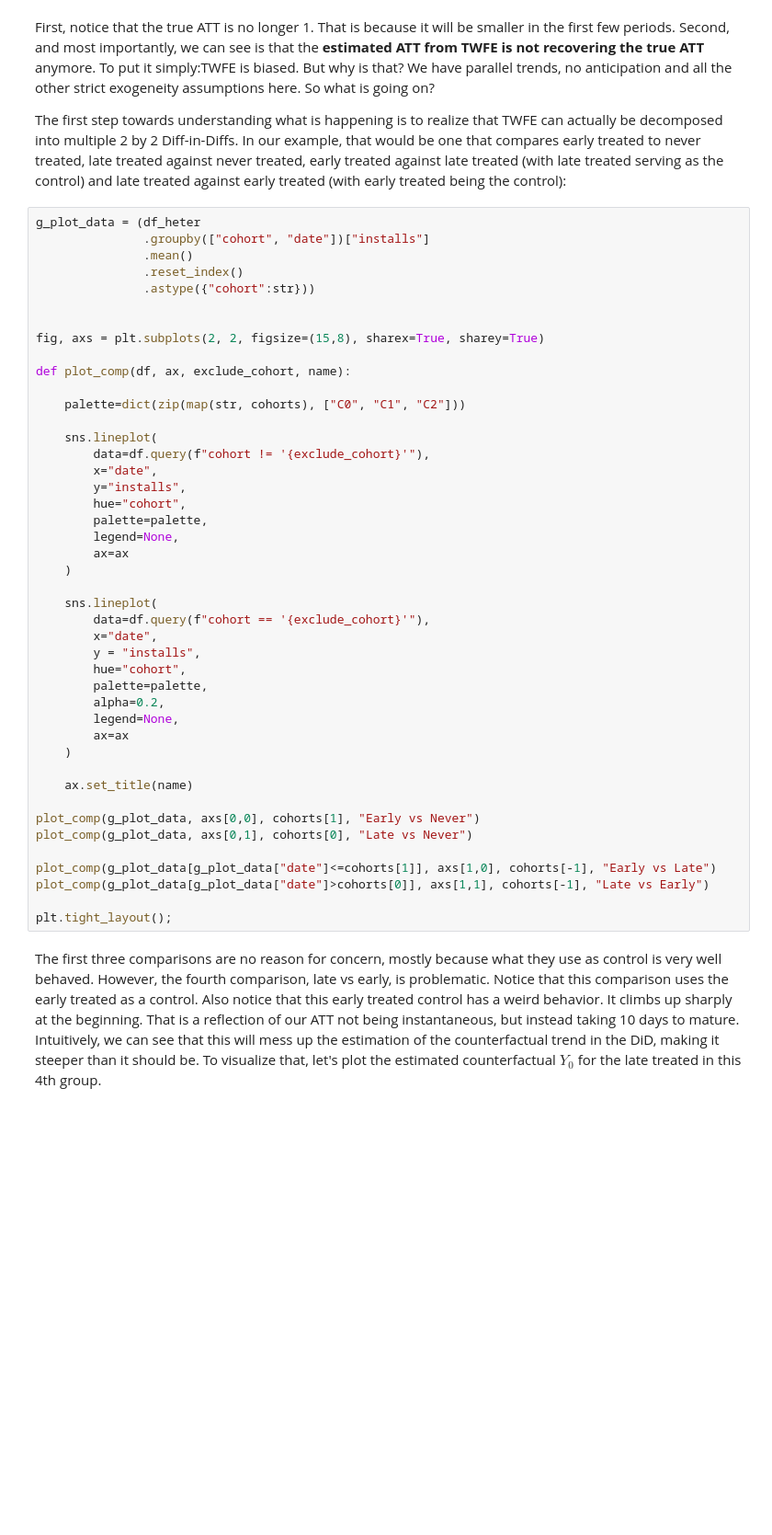
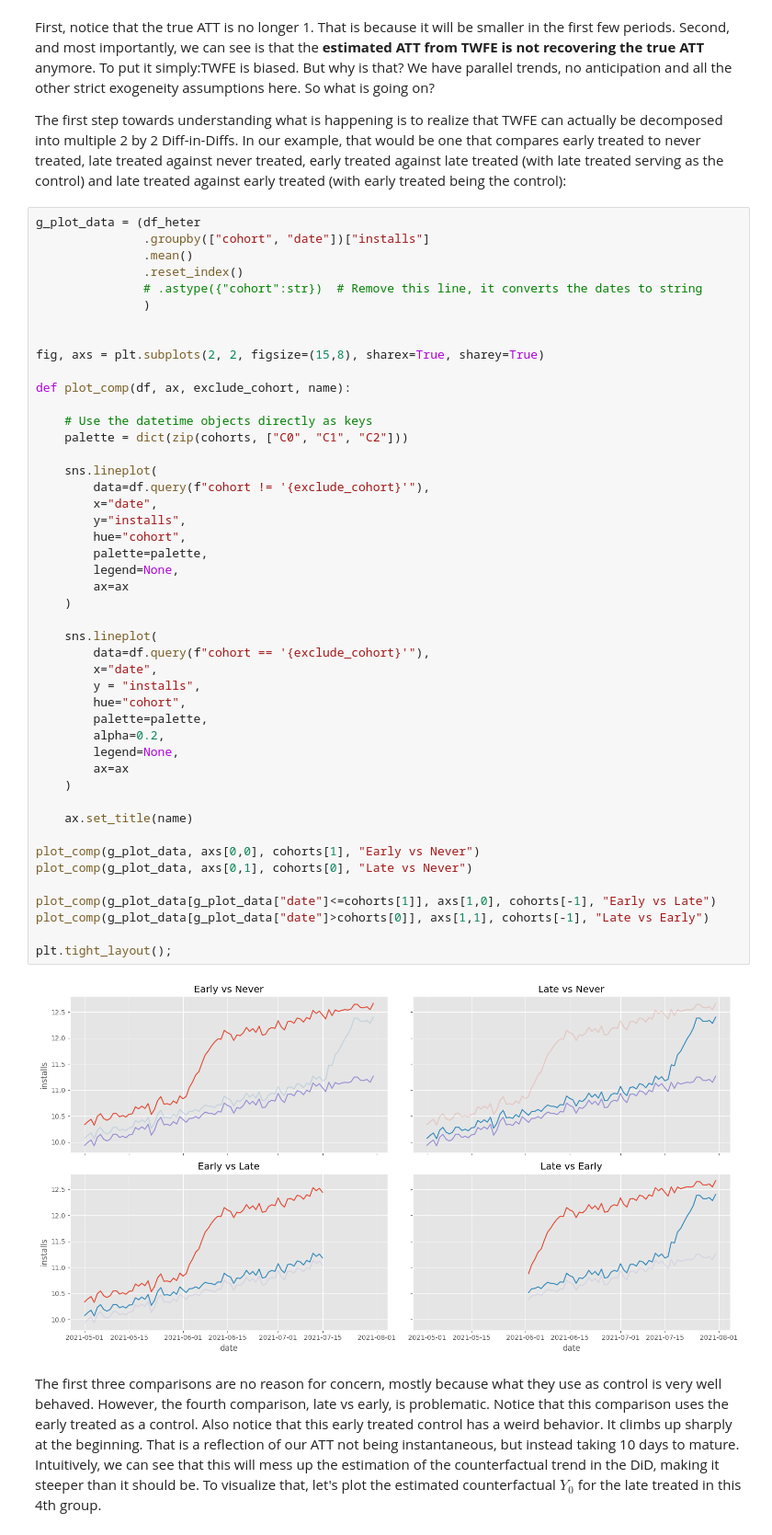
Before and after one commit to AluminumShark/python-causality-handbook, a Jupyter notebook: causal-inference-for-the-brave-and-true/24-The-Diff-in-Diff-Saga.ipynb, the cells around one changed output. Shown at 92% size. Drawn from its saved outputs; the diff is of its cells as text; blank space fills up the shorter version.

```diff
--- a/causal-inference-for-the-brave-and-true/24-The-Diff-in-Diff-Saga.ipynb
+++ b/causal-inference-for-the-brave-and-true/24-The-Diff-in-Diff-Saga.ipynb
@@ -315,45 +318,49 @@ g_plot_data = (df_heter
                .groupby(["cohort", "date"])["installs"]
                .mean()
                .reset_index()
-               .astype({"cohort":str}))
+               # .astype({"cohort":str})  # Remove this line, it converts the dates to string
+               )
 
 
 fig, axs = plt.subplots(2, 2, figsize=(15,8), sharex=True, sharey=True)
 
 def plot_comp(df, ax, exclude_cohort, name):
 
-    palette=dict(zip(map(str, cohorts), ["C0", "C1", "C2"]))
+    # Use the datetime objects directly as keys
+    palette = dict(zip(cohorts, ["C0", "C1", "C2"]))
 
     sns.lineplot(
         data=df.query(f"cohort != '{exclude_cohort}'"),
         x="date",
         y="installs",
         hue="cohort",
         palette=palette,
         legend=None,
         ax=ax
     )
 
     sns.lineplot(
         data=df.query(f"cohort == '{exclude_cohort}'"),
         x="date",
         y = "installs",
         hue="cohort",
         palette=palette,
         alpha=0.2,
         legend=None,
         ax=ax
     )
 
     ax.set_title(name)
 
 plot_comp(g_plot_data, axs[0,0], cohorts[1], "Early vs Never")
 plot_comp(g_plot_data, axs[0,1], cohorts[0], "Late vs Never")
 
 plot_comp(g_plot_data[g_plot_data["date"]<=cohorts[1]], axs[1,0], cohorts[-1], "Early vs Late")
 plot_comp(g_plot_data[g_plot_data["date"]>cohorts[0]], axs[1,1], cohorts[-1], "Late vs Early")
 
 plt.tight_layout();
+# %% [output]
+[figure, added]
 # %% [markdown]
 The first three comparisons are no reason for concern, mostly because what they use as control is very well behaved. However, the fourth comparison, late vs early, is problematic. Notice that this comparison uses the early treated as a control. Also notice that this early treated control has a weird behavior. It climbs up sharply at the beginning. That is a reflection of our ATT not being instantaneous, but instead taking 10 days to mature. Intuitively, we can see that this will mess up the estimation of the counterfactual trend in the DiD, making it steeper than it should be. To visualize that, let's plot the estimated counterfactual $Y_0$ for the late treated in this 4th group.
 # %%
```
Also changed, not shown: parts of 13 cells of this notebook.
